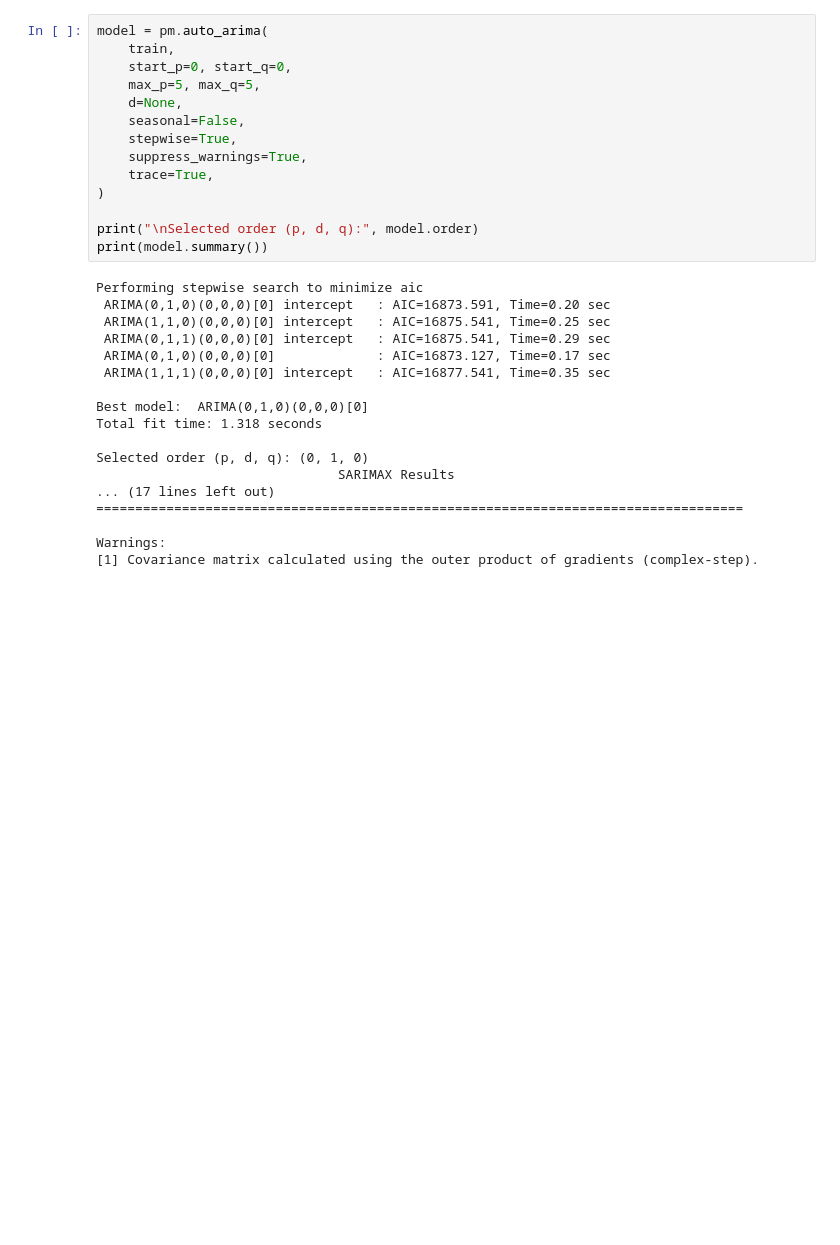
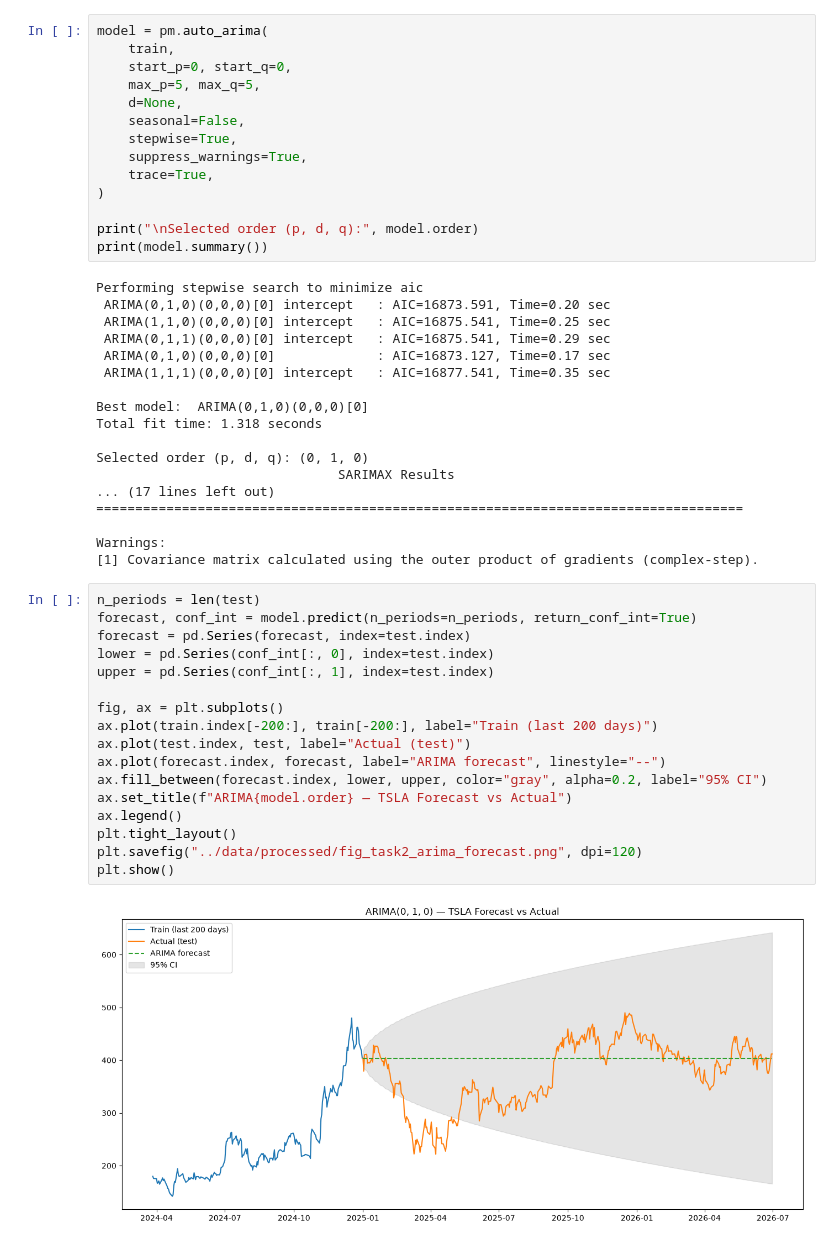
Before and after one commit to Sumeyahassen/portfolio-optimization, a Jupyter notebook: notebooks/task2_arima.ipynb, the cells around one changed output. Saved outputs shown, nothing was run; the diff lists cells and outputs as text; blank space fills up the shorter version.

```diff
--- a/notebooks/task2_arima.ipynb
+++ b/notebooks/task2_arima.ipynb
@@ -77,3 +77,22 @@ Selected order (p, d, q): (0, 1, 0)
 
 Warnings:
 [1] Covariance matrix calculated using the outer product of gradients (complex-step).
+# %%
+n_periods = len(test)
+forecast, conf_int = model.predict(n_periods=n_periods, return_conf_int=True)
+forecast = pd.Series(forecast, index=test.index)
+lower = pd.Series(conf_int[:, 0], index=test.index)
+upper = pd.Series(conf_int[:, 1], index=test.index)
+
+fig, ax = plt.subplots()
+ax.plot(train.index[-200:], train[-200:], label="Train (last 200 days)")
+ax.plot(test.index, test, label="Actual (test)")
+ax.plot(forecast.index, forecast, label="ARIMA forecast", linestyle="--")
+ax.fill_between(forecast.index, lower, upper, color="gray", alpha=0.2, label="95% CI")
+ax.set_title(f"ARIMA{model.order} — TSLA Forecast vs Actual")
+ax.legend()
+plt.tight_layout()
+plt.savefig("../data/processed/fig_task2_arima_forecast.png", dpi=120)
+plt.show()
+# %% [output]
+[figure, added]
```
